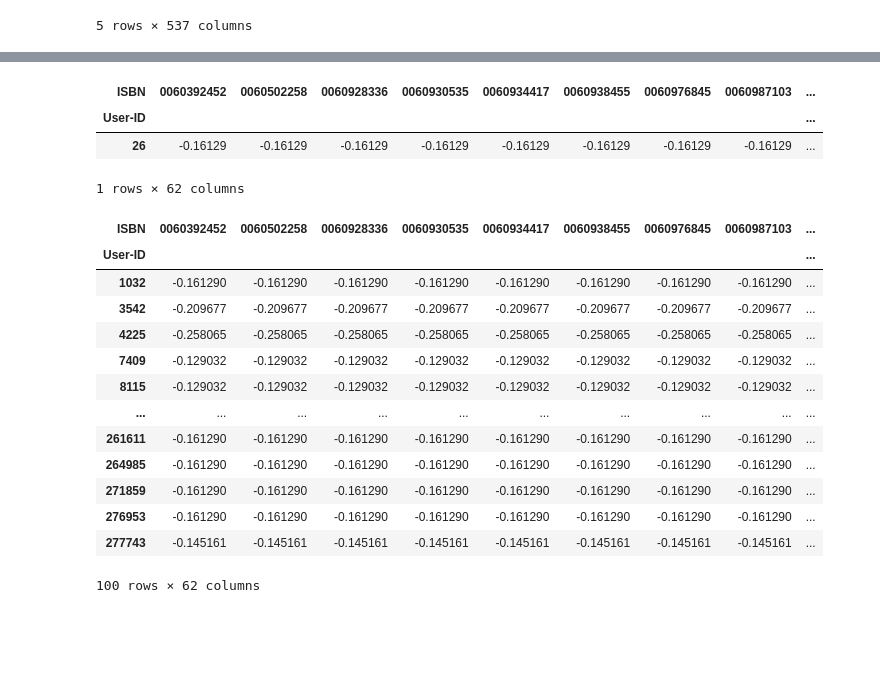
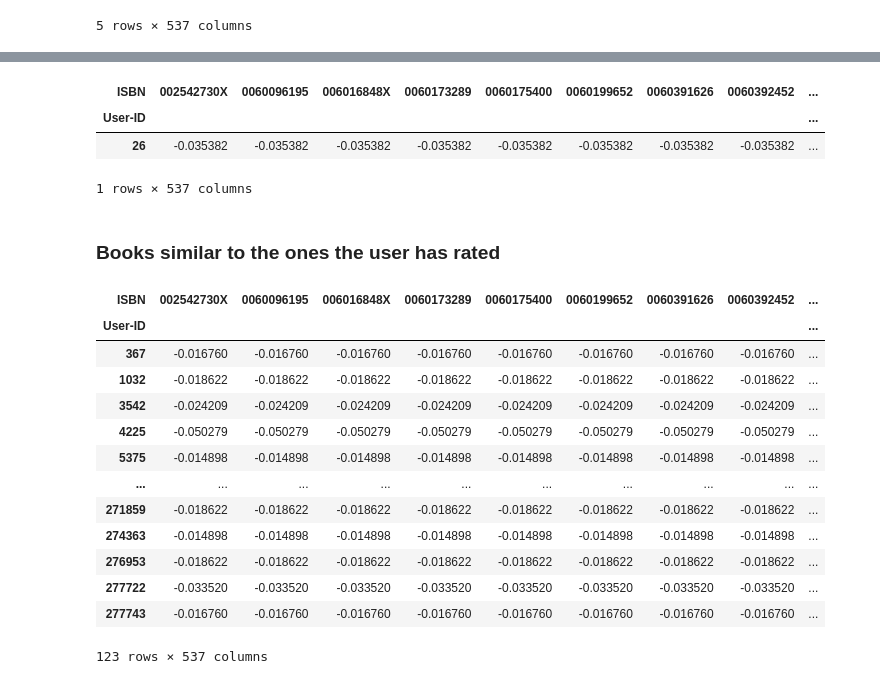
Before and after one commit to marinaepitropaki/BookRecommendationSystem, a Jupyter notebook: lukas.ipynb, the cells around one changed output, grey strips where cells are left out. Saved outputs shown, nothing was run; the diff lists cells and outputs as text; code cells hidden in the pictures; blank space fills up the shorter version.

```diff
--- a/lukas.ipynb
+++ b/lukas.ipynb
@@ -311,11 +311,11 @@ memory usage: 32.9+ KB
 # %% [markdown]
 ### cleaning data so we only have the 731 books that have ratings on books with books that have +100 ratings
 # %%
-df_GT100 = pd.merge(user_rating_df_clean, agg_ratings_GT100, on='ISBN', how='inner')
+df_GT50 = pd.merge(user_rating_df_clean, agg_ratings_GT50, on='ISBN', how='inner')
 df_GT350 = pd.merge(user_rating_df_clean, agg_ratings_GT350, on='ISBN', how='inner')
-df_GT100.info()
+df_GT50.info()
 
-agg_ratings_GT100.number_of_ratings.sum()
+agg_ratings_GT50.number_of_ratings.sum()
 # %% [output]
 <class 'pandas.core.frame.DataFrame'>
 Int64Index: 50192 entries, 0 to 50191
@@ -370,7 +370,7 @@ matrix.head()
 | 899 | NaN | NaN | NaN | 2.0 |
 | 1008 | 9.0 | NaN | NaN | NaN |
 # %%
-matrix = df_GT100.pivot_table(index='User-ID', columns='ISBN', values='Book-Rating').fillna(0)
+matrix = df_GT50.pivot_table(index='User-ID', columns='ISBN', values='Book-Rating').fillna(0)
 matrix.head()
 # %% [output]
 | ISBN | 002542730X | 0060096195 | 006016848X | 0060173289 | 0060175400 | 0060199652 | 0060391626 | 0060392452 | ... |
@@ -427,12 +436,9 @@ user_similarity.head()
 # %%
-# Number of similar users
-n = 100
+n_users = 500
+user_min_similar = 0.5
 
-# User similarity threashold
-user_similarity_threshold = 0.5
 
-# Get top n similar users
-similar_users = user_similarity[user_similarity[picked_userid]>=user_similarity_threshold][picked_userid].sort_values(ascending=False)[:n]
+similar_users = user_similarity[user_similarity[picked_userid]>=user_min_similar][picked_userid].sort_values(ascending=False)[:n_users]
 # Print out top n similar users
 print(f'The similar users for user {picked_userid} are', similar_users)
 # %% [output]
@@ -452,10 +458,10 @@ Name: 26, Length: 100, dtype: float64
 # %%
 ##
 # %%
-picked_userid_watched = matrix_norm[matrix_norm.index == picked_userid].dropna(axis=1, how='all')
-picked_userid_watched
+#picked_userid_watched = matrix_norm[matrix_norm.index == picked_userid].dropna(axis=1, how='all')
+#picked_userid_watched
 # %% [output]
-| ISBN | 0060392452 | 0060502258 | 0060928336 | 0060930535 | 0060934417 | 0060938455 | 0060976845 | 0060987103 | ... |
+| ISBN | 002542730X | 0060096195 | 006016848X | 0060173289 | 0060175400 | 0060199652 | 0060391626 | 0060392452 | ... |
 | User-ID |  |  |  |  |  |  |  |  | ... |
-| 26 | -0.16129 | -0.16129 | -0.16129 | -0.16129 | -0.16129 | -0.16129 | -0.16129 | -0.16129 | ... |
+| 26 | -0.035382 | -0.035382 | -0.035382 | -0.035382 | -0.035382 | -0.035382 | -0.035382 | -0.035382 | ... |
-1 rows × 62 columns
+1 rows × 537 columns
@@ -464,19 +468,23 @@ picked_userid_watched
+# %% [markdown]
+### Books similar to the ones the user has rated
 # %%
-# Movies that similar users watched. Remove movies that none of the similar users have watched
-similar_user_movies = matrix_norm[matrix_norm.index.isin(similar_users.index)].dropna(axis=1, how='all')
-similar_user_movies
+similar_user_books = matrix_norm[matrix_norm.index.isin(similar_users.index)].dropna(axis=1, how='all')
+
+# exclude already liked books
+similar_user_books.drop(picked_userid_watched.columns,axis=0, inplace=True, errors='ignore')
+similar_user_books
 # %% [output]
-| ISBN | 0060392452 | 0060502258 | 0060928336 | 0060930535 | 0060934417 | 0060938455 | 0060976845 | 0060987103 | ... |
+| ISBN | 002542730X | 0060096195 | 006016848X | 0060173289 | 0060175400 | 0060199652 | 0060391626 | 0060392452 | ... |
 | User-ID |  |  |  |  |  |  |  |  | ... |
-| 1032 | -0.161290 | -0.161290 | -0.161290 | -0.161290 | -0.161290 | -0.161290 | -0.161290 | -0.161290 | ... |
-| 3542 | -0.209677 | -0.209677 | -0.209677 | -0.209677 | -0.209677 | -0.209677 | -0.209677 | -0.209677 | ... |
-| 4225 | -0.258065 | -0.258065 | -0.258065 | -0.258065 | -0.258065 | -0.258065 | -0.258065 | -0.258065 | ... |
-| 7409 | -0.129032 | -0.129032 | -0.129032 | -0.129032 | -0.129032 | -0.129032 | -0.129032 | -0.129032 | ... |
-| 8115 | -0.129032 | -0.129032 | -0.129032 | -0.129032 | -0.129032 | -0.129032 | -0.129032 | -0.129032 | ... |
+| 367 | -0.016760 | -0.016760 | -0.016760 | -0.016760 | -0.016760 | -0.016760 | -0.016760 | -0.016760 | ... |
+| 1032 | -0.018622 | -0.018622 | -0.018622 | -0.018622 | -0.018622 | -0.018622 | -0.018622 | -0.018622 | ... |
+| 3542 | -0.024209 | -0.024209 | -0.024209 | -0.024209 | -0.024209 | -0.024209 | -0.024209 | -0.024209 | ... |
+| 4225 | -0.050279 | -0.050279 | -0.050279 | -0.050279 | -0.050279 | -0.050279 | -0.050279 | -0.050279 | ... |
+| 5375 | -0.014898 | -0.014898 | -0.014898 | -0.014898 | -0.014898 | -0.014898 | -0.014898 | -0.014898 | ... |
 | ... | ... | ... | ... | ... | ... | ... | ... | ... | ... |
-| 261611 | -0.161290 | -0.161290 | -0.161290 | -0.161290 | -0.161290 | -0.161290 | -0.161290 | -0.161290 | ... |
-| 264985 | -0.161290 | -0.161290 | -0.161290 | -0.161290 | -0.161290 | -0.161290 | -0.161290 | -0.161290 | ... |
-| 271859 | -0.161290 | -0.161290 | -0.161290 | -0.161290 | -0.161290 | -0.161290 | -0.161290 | -0.161290 | ... |
-| 276953 | -0.161290 | -0.161290 | -0.161290 | -0.161290 | -0.161290 | -0.161290 | -0.161290 | -0.161290 | ... |
-| 277743 | -0.145161 | -0.145161 | -0.145161 | -0.145161 | -0.145161 | -0.145161 | -0.145161 | -0.145161 | ... |
+| 271859 | -0.018622 | -0.018622 | -0.018622 | -0.018622 | -0.018622 | -0.018622 | -0.018622 | -0.018622 | ... |
+| 274363 | -0.014898 | -0.014898 | -0.014898 | -0.014898 | -0.014898 | -0.014898 | -0.014898 | -0.014898 | ... |
+| 276953 | -0.018622 | -0.018622 | -0.018622 | -0.018622 | -0.018622 | -0.018622 | -0.018622 | -0.018622 | ... |
+| 277722 | -0.033520 | -0.033520 | -0.033520 | -0.033520 | -0.033520 | -0.033520 | -0.033520 | -0.033520 | ... |
+| 277743 | -0.016760 | -0.016760 | -0.016760 | -0.016760 | -0.016760 | -0.016760 | -0.016760 | -0.016760 | ... |
-100 rows × 62 columns
+123 rows × 537 columns
```
Also changed, not shown: parts of 40 cells of this notebook.
